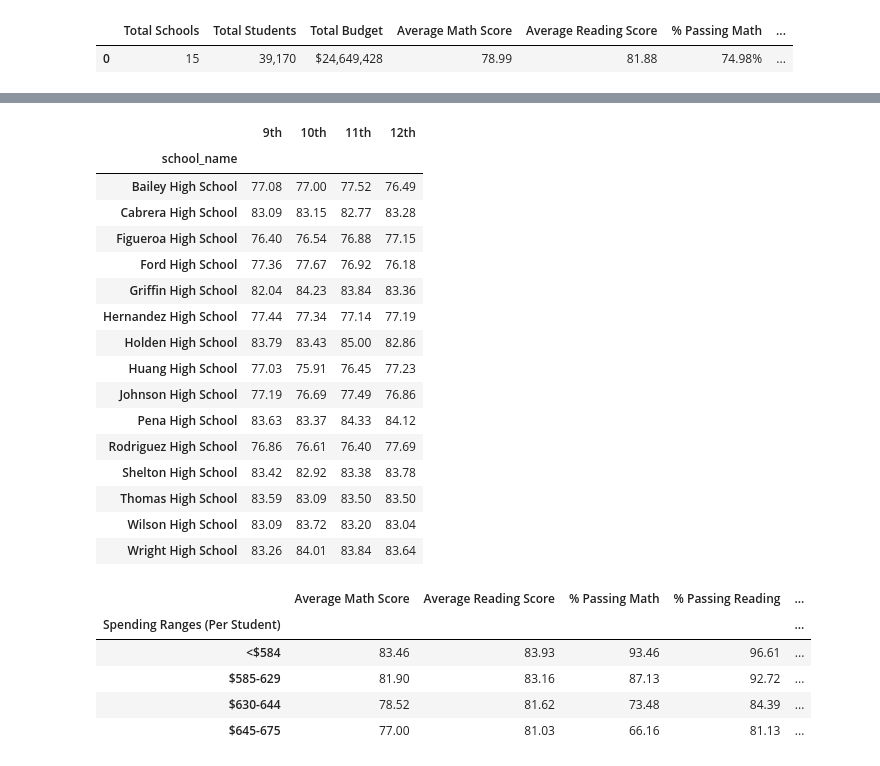
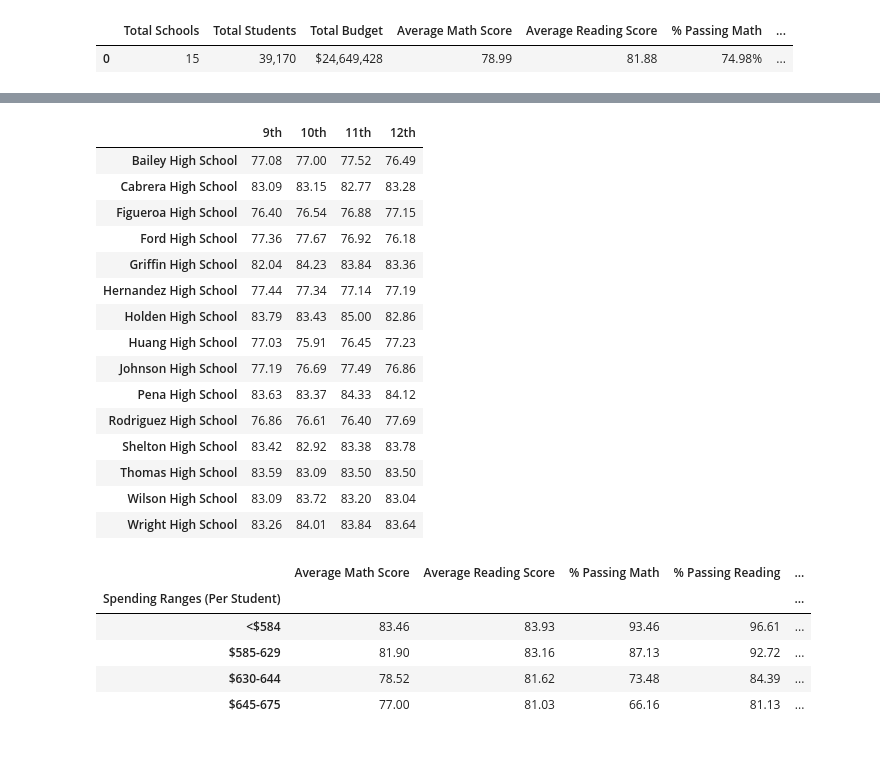
Before and after one commit to rebekahcallkacz/pandas-challenge, a Jupyter notebook: PyCitySchools/main.ipynb, the cells around one changed output, grey strips where cells are left out. Drawn from its saved outputs; the diff is of its cells as text; code cells hidden in the pictures.

```diff
--- a/PyCitySchools/main.ipynb
+++ b/PyCitySchools/main.ipynb
@@ -276,34 +253,34 @@ mathByGradeFormat
 # %%
 #Reading Scores by Grade
 
 #Create a series for each grade
 ninthGrade = school_data_complete.loc[school_data_complete['grade']=='9th']
 tenthGrade = school_data_complete.loc[school_data_complete['grade']=='10th']
 eleventhGrade = school_data_complete.loc[school_data_complete['grade']=='11th']
 twelfthGrade = school_data_complete.loc[school_data_complete['grade']=='12th']
 
 #Group each series by school
 ninthSchoolR = ninthGrade.groupby(['school_name']).mean()['reading_score']
 ninthSeriesR = pd.Series(ninthSchool, name='9th')
 tenthSchoolR = tenthGrade.groupby(['school_name']).mean()['reading_score']
 tenthSeriesR = pd.Series(tenthSchool, name='10th')
 eleventhSchoolR = eleventhGrade.groupby(['school_name']).mean()['reading_score']
 eleventhSeriesR = pd.Series(eleventhSchool, name='11th')
 twelfthSchoolR = twelfthGrade.groupby(['school_name']).mean()['reading_score']
 twelfthSeriesR = pd.Series(twelfthSchool, name='12th')
 
 
 #Combine the series into a dataframe
 readByGrade = pd.concat([ninthSeriesR, tenthSeriesR, eleventhSeriesR, twelfthSeriesR], axis=1)
 readByGrade
 
 #Format the output
 readByGradeFormat = readByGrade.copy()
 readByGradeFormat = readByGradeFormat.applymap('{:.2f}'.format)
+readByGradeFormat.index.name = None
 readByGradeFormat
 # %% [output]
 |  | 9th | 10th | 11th | 12th |
-| school_name |  |  |  |  |
 | Bailey High School | 77.08 | 77.00 | 77.52 | 76.49 |
 | Cabrera High School | 83.09 | 83.15 | 82.77 | 83.28 |
 | Figueroa High School | 76.40 | 76.54 | 76.88 | 77.15 |
```
Also changed, not shown: parts of 7 cells of this notebook.
